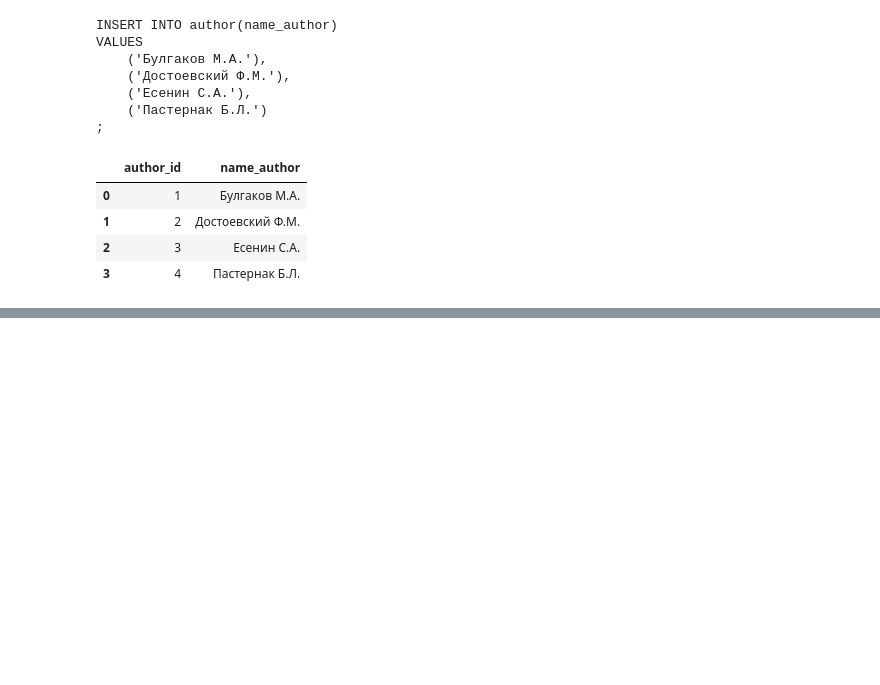
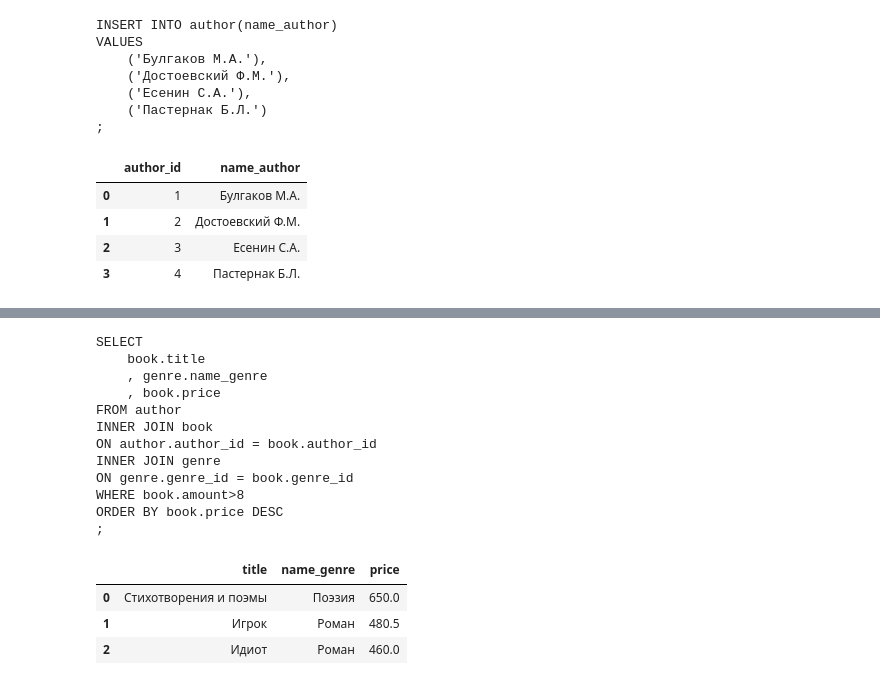
Before and after one commit to dinarsadykow/cv_hw, a Jupyter notebook: Stepik_SQL_HW.ipynb, the cells around one changed output, grey strips where cells are left out. Drawn from its saved outputs; the diff is of its cells as text; code cells hidden in the pictures; blank space fills up the shorter version.

```diff
--- a/Stepik_SQL_HW.ipynb
+++ b/Stepik_SQL_HW.ipynb
@@ -1187,0 +1613,33 @@ root
+# %%
+sql_124 = """SELECT
+    book.title
+    , genre.name_genre
+    , book.price
+FROM author
+INNER JOIN book
+ON author.author_id = book.author_id
+INNER JOIN genre
+ON genre.genre_id = book.genre_id
+WHERE book.amount>8
+ORDER BY book.price DESC
+;"""
+print(sql_124)
+
+spark.sql(sql_124).toPandas()
+# %% [output]
+SELECT
+    book.title
+    , genre.name_genre
+    , book.price
+FROM author
+INNER JOIN book
+ON author.author_id = book.author_id
+INNER JOIN genre
+ON genre.genre_id = book.genre_id
+WHERE book.amount>8
+ORDER BY book.price DESC
+;
+|  | title | name_genre | price |
+| 0 | Стихотворения и поэмы | Поэзия | 650.0 |
+| 1 | Игрок | Роман | 480.5 |
+| 2 | Идиот | Роман | 460.0 |
```
Also changed, not shown: parts of 15 cells of this notebook.
